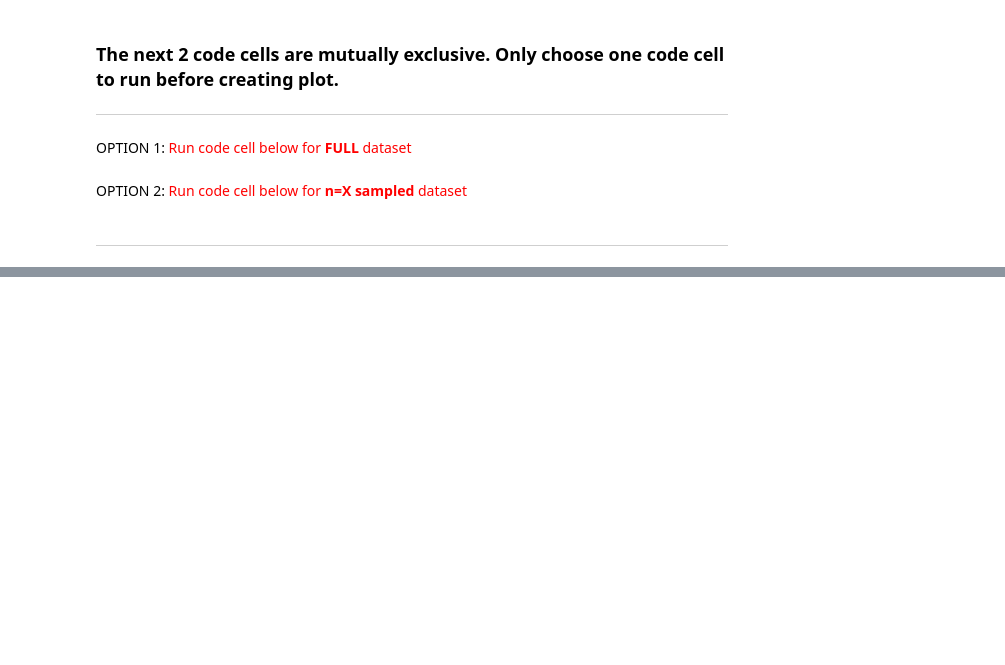
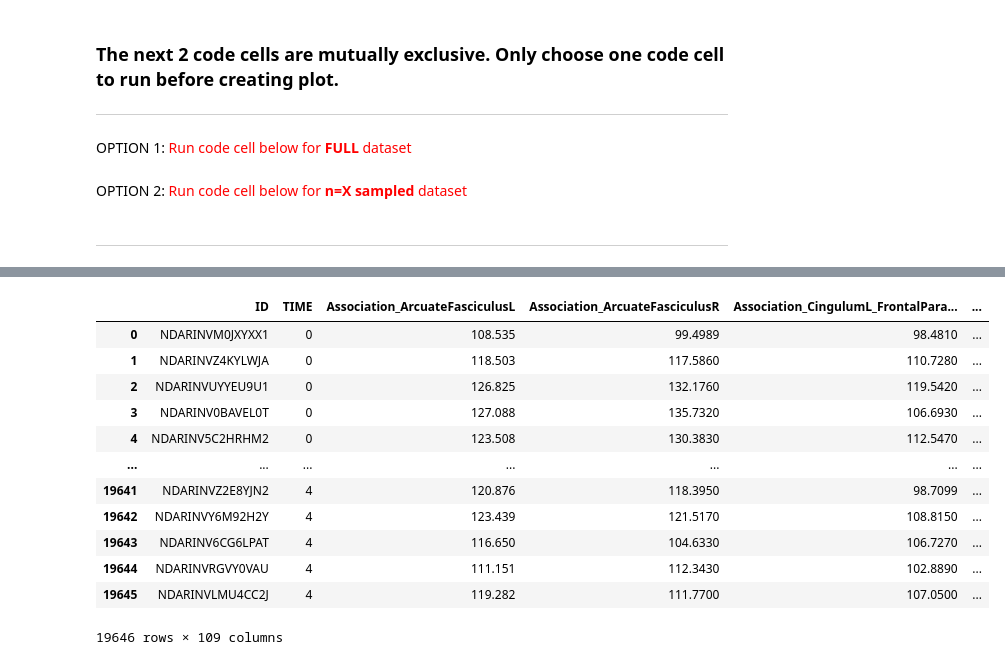
Before and after one commit to manovarmani/tractography, a Jupyter notebook: longitudinal-analysis/longitudinal.ipynb, the cells around one changed output, grey strips where cells are left out. Drawn from its saved outputs; the diff is of its cells as text; code cells hidden in the pictures; blank space fills up the shorter version.

```diff
--- a/longitudinal-analysis/longitudinal.ipynb
+++ b/longitudinal-analysis/longitudinal.ipynb
@@ -223,0 +203,16 @@ plot_trajectory(timepoints, values['average'])
+# %%
+combined_data
+# %% [output]
+|  | ID | TIME | Association_ArcuateFasciculusL | Association_ArcuateFasciculusR | Association_CingulumL_FrontalPara... | ... |
+| 0 | NDARINVM0JXYXX1 | 0 | 108.535 | 99.4989 | 98.4810 | ... |
+| 1 | NDARINVZ4KYLWJA | 0 | 118.503 | 117.5860 | 110.7280 | ... |
+| 2 | NDARINVUYYEU9U1 | 0 | 126.825 | 132.1760 | 119.5420 | ... |
+| 3 | NDARINV0BAVEL0T | 0 | 127.088 | 135.7320 | 106.6930 | ... |
+| 4 | NDARINV5C2HRHM2 | 0 | 123.508 | 130.3830 | 112.5470 | ... |
+| ... | ... | ... | ... | ... | ... | ... |
+| 19641 | NDARINVZ2E8YJN2 | 4 | 120.876 | 118.3950 | 98.7099 | ... |
+| 19642 | NDARINVY6M92H2Y | 4 | 123.439 | 121.5170 | 108.8150 | ... |
+| 19643 | NDARINV6CG6LPAT | 4 | 116.650 | 104.6330 | 106.7270 | ... |
+| 19644 | NDARINVRGVY0VAU | 4 | 111.151 | 112.3430 | 102.8890 | ... |
+| 19645 | NDARINVLMU4CC2J | 4 | 119.282 | 111.7700 | 107.0500 | ... |
+19646 rows × 109 columns
```
Also changed, not shown: parts of 14 cells of this notebook.
